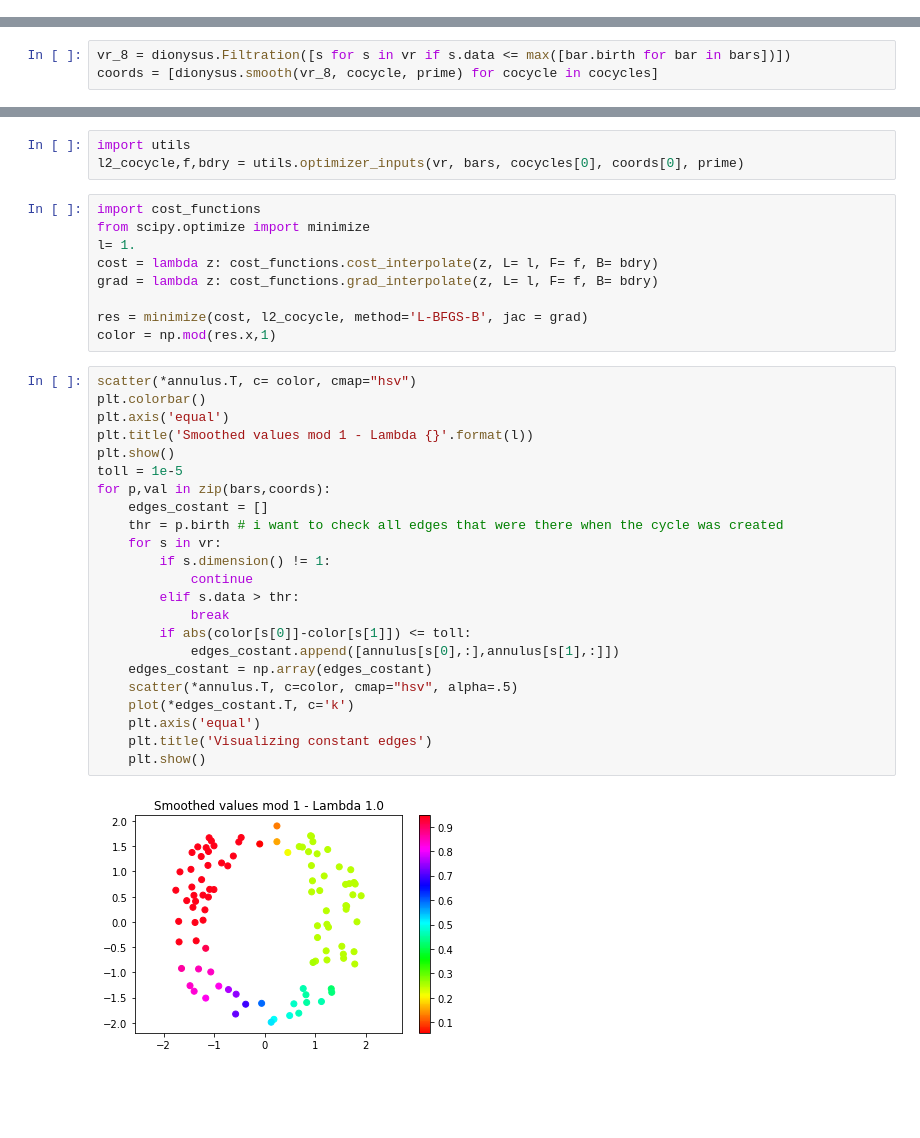
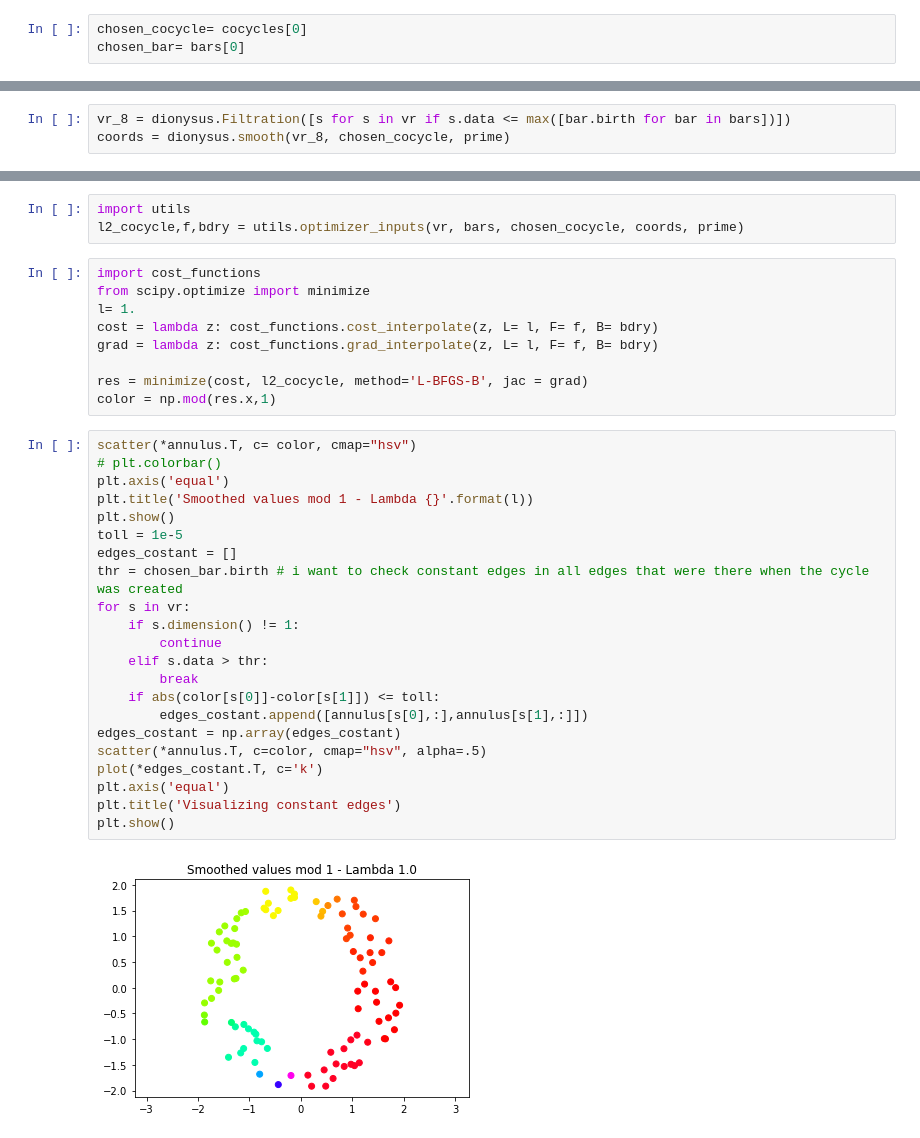
Before and after one commit to michiexile/icerm-tda-2019-08, a Jupyter notebook: Demo-ICERM2019.ipynb, the cells around one changed output, grey strips where cells are left out. Saved outputs shown, nothing was run; the diff lists cells and outputs as text; blank space fills up the shorter version.

```diff
--- a/Demo-ICERM2019.ipynb
+++ b/Demo-ICERM2019.ipynb
@@ -43,10 +45,13 @@ plt.show()
+# %%
+chosen_cocycle= cocycles[0]
+chosen_bar= bars[0]
 # %% [markdown]
 ## Step 4 - First smoothing using Least Squares (Optional)
 
 If it is computed the smoothed coefficients can be used as initial condition for the optimization code
 # %%
 vr_8 = dionysus.Filtration([s for s in vr if s.data <= max([bar.birth for bar in bars])])
-coords = [dionysus.smooth(vr_8, cocycle, prime) for cocycle in cocycles]
+coords = dionysus.smooth(vr_8, chosen_cocycle, prime)
 # %% [markdown]
 ### Visualization
 # %%
@@ -79,7 +84,7 @@ for p,val in zip(bars,coords):
 ## Step 5 - Second smoothing using a new cost function
 # %%
 import utils
-l2_cocycle,f,bdry = utils.optimizer_inputs(vr, bars, cocycles[0], coords[0], prime)
+l2_cocycle,f,bdry = utils.optimizer_inputs(vr, bars, chosen_cocycle, coords, prime)
 # %%
 import cost_functions
 from scipy.optimize import minimize
@@ -91,26 +96,25 @@ res = minimize(cost, l2_cocycle, method='L-BFGS-B', jac = grad)
 color = np.mod(res.x,1)
 # %%
 scatter(*annulus.T, c= color, cmap="hsv")
-plt.colorbar()
+# plt.colorbar()
 plt.axis('equal')
 plt.title('Smoothed values mod 1 - Lambda {}'.format(l))
 plt.show()
 toll = 1e-5
-for p,val in zip(bars,coords):
-    edges_costant = []
-    thr = p.birth # i want to check all edges that were there when the cycle was created
-    for s in vr:
-        if s.dimension() != 1:
-            continue
-        elif s.data > thr:
-            break
-        if abs(color[s[0]]-color[s[1]]) <= toll:
-            edges_costant.append([annulus[s[0],:],annulus[s[1],:]])
-    edges_costant = np.array(edges_costant)
-    scatter(*annulus.T, c=color, cmap="hsv", alpha=.5)
-    plot(*edges_costant.T, c='k')
-    plt.axis('equal')
-    plt.title('Visualizing constant edges')
-    plt.show()
+edges_costant = []
+thr = chosen_bar.birth # i want to check constant edges in all edges that were there when the cycle was created
+for s in vr:
+    if s.dimension() != 1:
+        continue
+    elif s.data > thr:
+        break
+    if abs(color[s[0]]-color[s[1]]) <= toll:
+        edges_costant.append([annulus[s[0],:],annulus[s[1],:]])
+edges_costant = np.array(edges_costant)
+scatter(*annulus.T, c=color, cmap="hsv", alpha=.5)
+plot(*edges_costant.T, c='k')
+plt.axis('equal')
+plt.title('Visualizing constant edges')
+plt.show()
 # %% [output]
-[figure, old version]
+[figure, new version]
```
Also changed, not shown: parts of 5 cells of this notebook.
